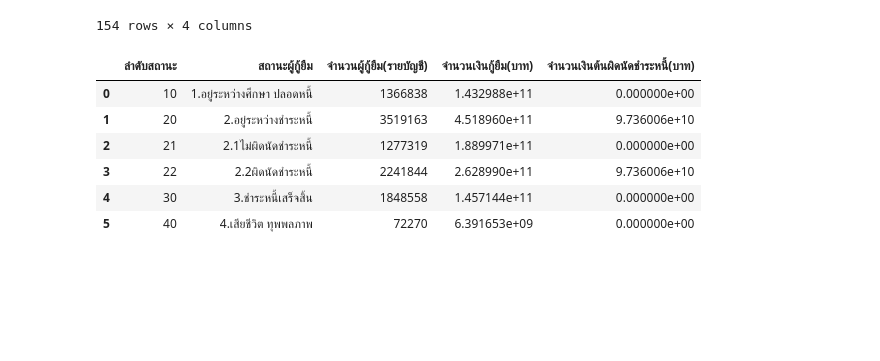
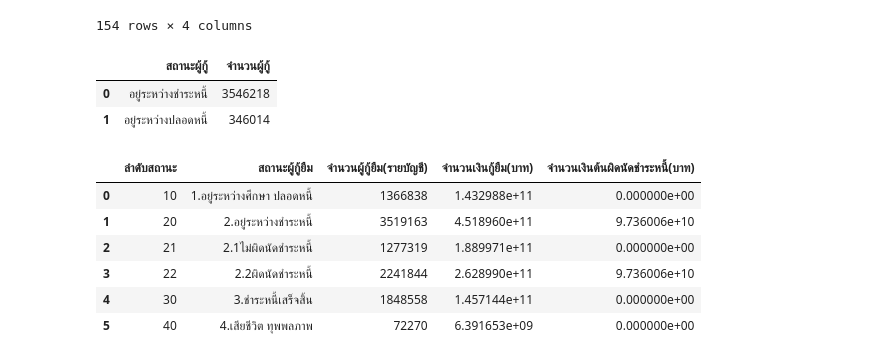
Before and after one commit to purachai-phonwisut/student-loan-analysis, a Jupyter notebook: notebook/owen.ipynb, the cells around one changed output. Cells and saved outputs as stored; diff of their text form; code cells hidden in the pictures; blank space fills up the shorter version.

```diff
--- a/notebook/owen.ipynb
+++ b/notebook/owen.ipynb
@@ -153,6 +161,13 @@ summed_df_payer
 | 152 | แม่ฮ่องสอน | อยู่ระหว่างชำระหนี้ | 14640 | 1.730730e+09 |
 | 153 | แม่ฮ่องสอน | อยู่ระหว่างปลอดหนี้ | 1253 | 1.852683e+08 |
 154 rows × 4 columns
+# %%
+summed_df_payer = grouped_df_payer.groupby('สถานะผู้กู้')['จำนวนผู้กู้'].sum().reset_index()
+summed_df_payer
+# %% [output]
+|  | สถานะผู้กู้ | จำนวนผู้กู้ |
+| 0 | อยู่ระหว่างชำระหนี้ | 3546218 |
+| 1 | อยู่ระหว่างปลอดหนี้ | 346014 |
 # %%
 df_status = pd.read_excel(url_status)
 df_status
```
Also changed, not shown: parts of 14 cells of this notebook.
